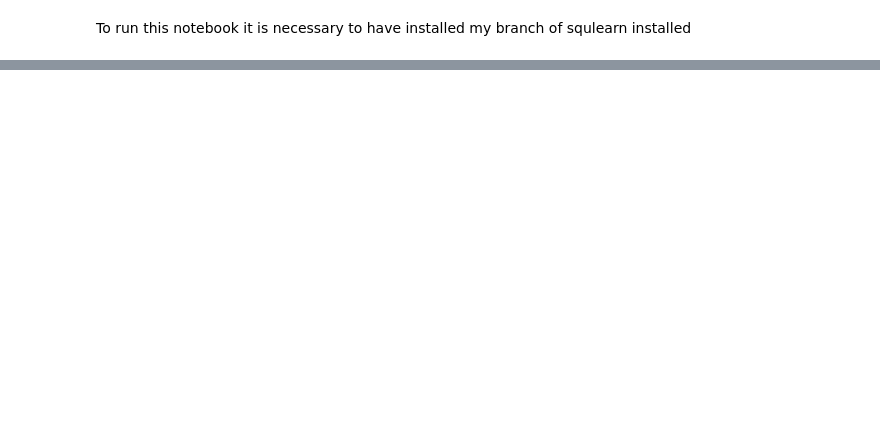
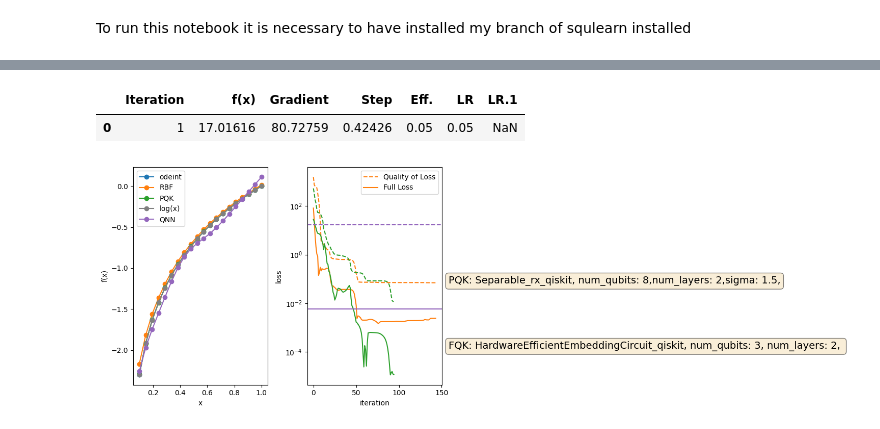
Before and after one commit to rupof/KernelDE, a Jupyter notebook: plotting_notebooks/log_example.ipynb, the cells around one changed output, grey strips where cells are left out. Cells and saved outputs as stored; diff of their text form; code cells hidden in the pictures; blank space fills up the shorter version.

```diff
--- a/plotting_notebooks/log_example.ipynb
+++ b/plotting_notebooks/log_example.ipynb
@@ -197,12 +232,13 @@ params_ini_for_qnn_log = np.array([-0.8668401 ,  0.62015684, -2.15667028, -0.954
        -2.10264181,  2.15244049, -0.95651545,  1.62222138,  1.41998766])
 # %%
 from squlearn.observables import SummedPaulis
-from squlearn.qnn import QNNRegressor, ODELoss
+from squlearn.qnn import QNNRegressor
 from squlearn.qnn.lowlevel_qnn import LowLevelQNN
 from squlearn.optimizers import SLSQP, Adam
 from squlearn.qnn.loss import *
 from squlearn.qnn.training import *
-
+#from DE_Library.qnn_and_kernels_wrappers import ODELoss_wrapper
+from DE_Library.diferential_equation_functionals import ODELoss_wrapper
 
 
 
@@ -218,12 +254,14 @@ param_ini = params_ini_for_qnn_log
 #param_ini = circuit.generate_initial_parameters(seed=1)
 
 
+maxiter = 1
 
 slsqp = SLSQP(options={"maxiter": 150, "ftol": 0.05})
-adam = Adam(options={"maxiter": 350, "tol": 0.00009})
+log_file = "logarithm_DE.log"
+adam = Adam(options={"maxiter": maxiter, "tol": 0.00009, "log_file": log_file })
 
 initial_value = np.array([np.log(0.01)])
-loss_ODE = ODELoss(loss_log_ode, grad_loss_log_ode, initial_vec = initial_value, eta=1)
+loss_ODE = ODELoss_wrapper(loss_log_ode, grad_loss_log_ode, initial_vec = initial_value, eta=1)
 
 
 clf = QNNRegressor(
@@ -301,0 +299,63 @@ plt.legend()
+# %%
+loss_qnn_df = pd.read_csv(log_file, delim_whitespace=True)
+# %%
+loss_qnn_df
+# %% [output]
+|  | Iteration | f(x) | Gradient | Step | Eff. | LR | LR.1 |
+| 0 | 1 | 17.01616 | 80.72759 | 0.42426 | 0.05 | 0.05 | NaN |
+# %%
+fig, (ax1, ax2) = plt.subplots(1, 2, figsize=(15, 5))
+
+
+x_span_plot = x_line.reshape(-1, 1)
+ax1.plot(x_span_plot, f_odeint,"-o", label="odeint", color="C0")
+ax1.plot(x_span_plot, f_RBF, "-o", label="RBF", color="C1")
+ax1.plot(x_span_plot, f_PQK, "-o", label="PQK", color="C2")
+#ax1.plot(x_span_plot, f_FQK, "-o", label="FQK", color="C3")
+ax1.plot(x_span_plot, np.log(x_span_plot),  "-o", label="log(x)", color="gray")
+ax1.plot(x_span_plot, f_QNN, "-o", label="QNN", color="C4")
+#plt.ylim(-3, 3)
+
+
+ax1.set_ylabel("f(x)")
+ax1.set_xlabel("x")
+ax1.legend()
+
+str_PQK_info = PQK_solver_test.print_plotting_relevant_info()
+str_FQK_info = FQK_solver_test.print_plotting_relevant_info()
+
+#ax2 is for the errors
+ax2.plot(loss_by_iteration_RBF[0], color="C1", linestyle="--", label="Quality of Loss")
+ax2.plot(get_full_loss(loss_by_iteration_RBF[1], f_exact),  color="C1", label="Full Loss")
+
+ax2.plot(loss_by_iteration_PQK[0], color="C2", linestyle="--",)
+ax2.plot(get_full_loss(loss_by_iteration_PQK[1], f_exact), color="C2", )
+
+#ax2.plot(loss_by_iteration_FQK[0], color="C3", linestyle="--", )
+#ax2.plot(get_full_loss(loss_by_iteration_FQK[1], f_exact), color="C3", )
+
+if len(loss_qnn_df["f(x)"]) >= 5: #If
+        ax2.plot(loss_qnn_df["f(x)"], color="C4", linestyle="--", )
+else:
+        ax2.axhline(loss_qnn_df["f(x)"].iloc[-1], color="C4", linestyle="--", ) #Quality of Loss in QNN
+
+ax2.axhline(np.mean((f_QNN.flatten()-f_exact)**2), color="C4", linestyle="-")
+
+
+
+ax2.set_ylabel("loss")
+ax2.set_xlabel("iteration")
+ax2.set_yscale("log")
+ax2.legend()
+
+#add a txt box with the relevant info to the right of the plot
+props = dict(boxstyle='round', facecolor='wheat', alpha=0.5)
+ax2.text(1.05, 0.5, str_PQK_info, transform=ax2.transAxes, fontsize=14,
+        verticalalignment='top', bbox=props)
+ax2.text(1.05, 0.2, str_FQK_info, transform=ax2.transAxes, fontsize=14,
+        verticalalignment='top', bbox=props)
+
+plt.tight_layout()
+plt.show()
+# %% [output]
+[figure, added]
```
Also changed, not shown: parts of 12 cells of this notebook, 11 other files.
